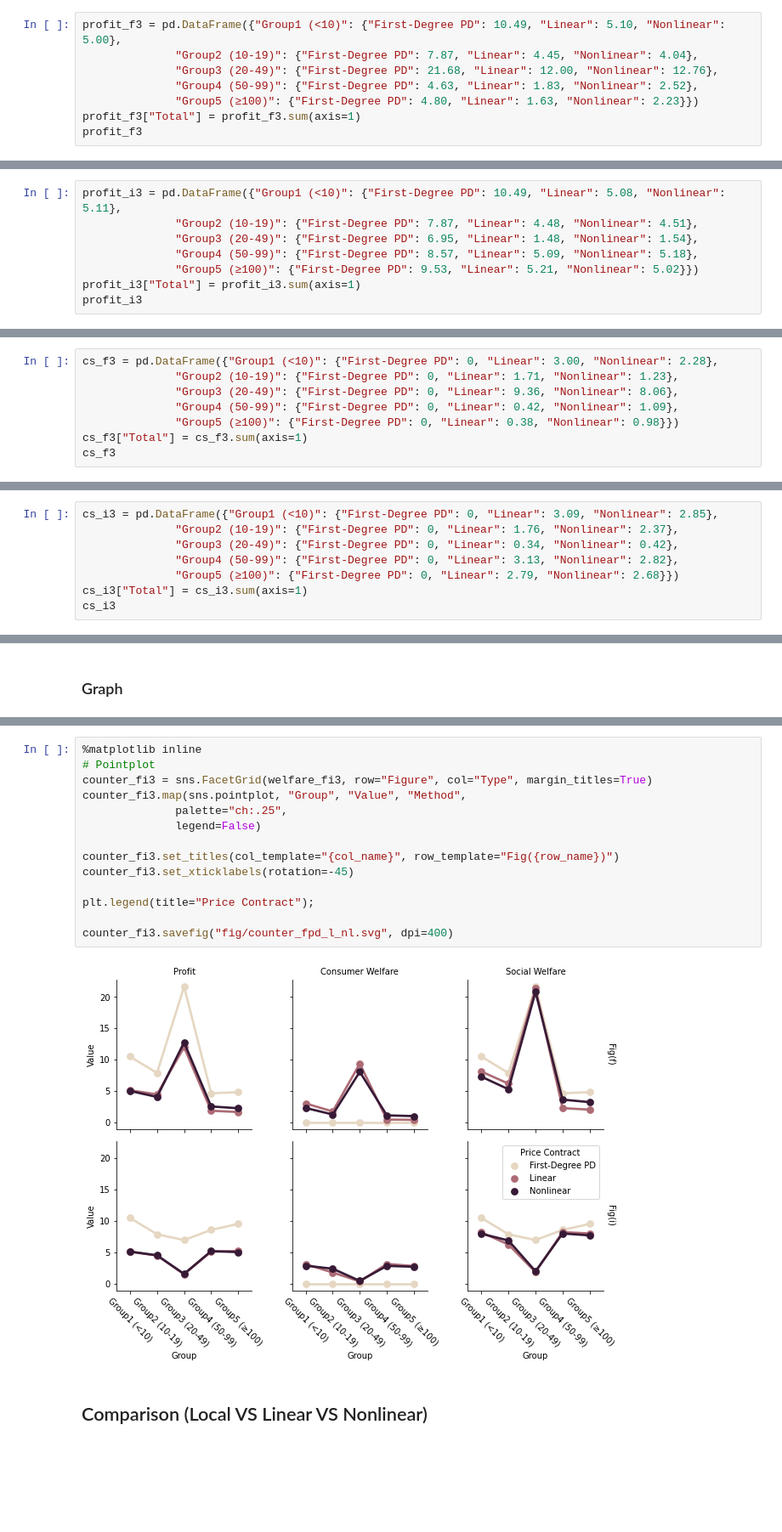
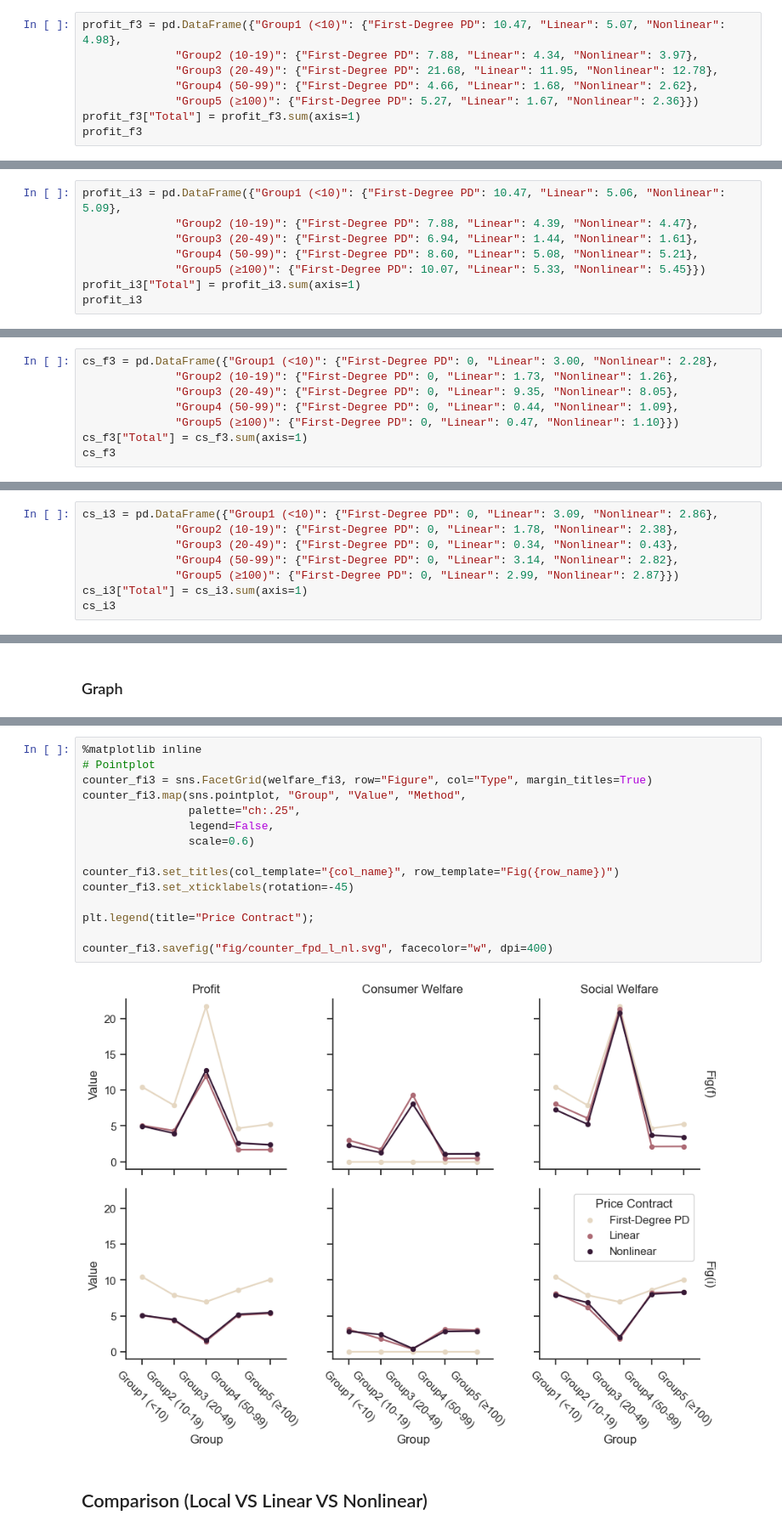
Before and after one commit to wanxii/nonlinear-pricing, a Jupyter notebook: welfare_groups.ipynb, the cells around one changed output, grey strips where cells are left out. Shown: that part at 85% size. Saved outputs shown, nothing was run; the diff lists cells and outputs as text; blank space fills up the shorter version.

```diff
--- a/welfare_groups.ipynb
+++ b/welfare_groups.ipynb
@@ -321,11 +329,11 @@ counter_fi.savefig("fig/counter_lc_gb.svg", dpi=400)
 # %% [markdown]
 ### Profit by Groups
 # %%
-profit_f3 = pd.DataFrame({"Group1 (<10)": {"First-Degree PD": 10.49, "Linear": 5.10, "Nonlinear": 5.00},
-              "Group2 (10-19)": {"First-Degree PD": 7.87, "Linear": 4.45, "Nonlinear": 4.04},
-              "Group3 (20-49)": {"First-Degree PD": 21.68, "Linear": 12.00, "Nonlinear": 12.76},
-              "Group4 (50-99)": {"First-Degree PD": 4.63, "Linear": 1.83, "Nonlinear": 2.52},
-              "Group5 (≥100)": {"First-Degree PD": 4.80, "Linear": 1.63, "Nonlinear": 2.23}})
+profit_f3 = pd.DataFrame({"Group1 (<10)": {"First-Degree PD": 10.47, "Linear": 5.07, "Nonlinear": 4.98},
+              "Group2 (10-19)": {"First-Degree PD": 7.88, "Linear": 4.34, "Nonlinear": 3.97},
+              "Group3 (20-49)": {"First-Degree PD": 21.68, "Linear": 11.95, "Nonlinear": 12.78},
+              "Group4 (50-99)": {"First-Degree PD": 4.66, "Linear": 1.68, "Nonlinear": 2.62},
+              "Group5 (≥100)": {"First-Degree PD": 5.27, "Linear": 1.67, "Nonlinear": 2.36}})
 profit_f3["Total"] = profit_f3.sum(axis=1)
 profit_f3
 # %% [output]
@@ -336,9 +344,9 @@ profit_f3
 # %%
-profit_i3 = pd.DataFrame({"Group1 (<10)": {"First-Degree PD": 10.49, "Linear": 5.08, "Nonlinear": 5.11},
-              "Group2 (10-19)": {"First-Degree PD": 7.87, "Linear": 4.48, "Nonlinear": 4.51},
-              "Group3 (20-49)": {"First-Degree PD": 6.95, "Linear": 1.48, "Nonlinear": 1.54},
-              "Group4 (50-99)": {"First-Degree PD": 8.57, "Linear": 5.09, "Nonlinear": 5.18},
-              "Group5 (≥100)": {"First-Degree PD": 9.53, "Linear": 5.21, "Nonlinear": 5.02}})
+profit_i3 = pd.DataFrame({"Group1 (<10)": {"First-Degree PD": 10.47, "Linear": 5.06, "Nonlinear": 5.09},
+              "Group2 (10-19)": {"First-Degree PD": 7.88, "Linear": 4.39, "Nonlinear": 4.47},
+              "Group3 (20-49)": {"First-Degree PD": 6.94, "Linear": 1.44, "Nonlinear": 1.61},
+              "Group4 (50-99)": {"First-Degree PD": 8.60, "Linear": 5.08, "Nonlinear": 5.21},
+              "Group5 (≥100)": {"First-Degree PD": 10.07, "Linear": 5.33, "Nonlinear": 5.45}})
 profit_i3["Total"] = profit_i3.sum(axis=1)
 profit_i3
 # %% [output]
@@ -362,10 +370,10 @@ Nonlinear       &          5.00 &          5.11 &            4.04 &            4
 ### Consumer Welfare by Groups
 # %%
 cs_f3 = pd.DataFrame({"Group1 (<10)": {"First-Degree PD": 0, "Linear": 3.00, "Nonlinear": 2.28},
-              "Group2 (10-19)": {"First-Degree PD": 0, "Linear": 1.71, "Nonlinear": 1.23},
-              "Group3 (20-49)": {"First-Degree PD": 0, "Linear": 9.36, "Nonlinear": 8.06},
-              "Group4 (50-99)": {"First-Degree PD": 0, "Linear": 0.42, "Nonlinear": 1.09},
-              "Group5 (≥100)": {"First-Degree PD": 0, "Linear": 0.38, "Nonlinear": 0.98}})
+              "Group2 (10-19)": {"First-Degree PD": 0, "Linear": 1.73, "Nonlinear": 1.26},
+              "Group3 (20-49)": {"First-Degree PD": 0, "Linear": 9.35, "Nonlinear": 8.05},
+              "Group4 (50-99)": {"First-Degree PD": 0, "Linear": 0.44, "Nonlinear": 1.09},
+              "Group5 (≥100)": {"First-Degree PD": 0, "Linear": 0.47, "Nonlinear": 1.10}})
 cs_f3["Total"] = cs_f3.sum(axis=1)
 cs_f3
 # %% [output]
@@ -376,9 +384,9 @@ cs_f3
 # %%
-cs_i3 = pd.DataFrame({"Group1 (<10)": {"First-Degree PD": 0, "Linear": 3.09, "Nonlinear": 2.85},
-              "Group2 (10-19)": {"First-Degree PD": 0, "Linear": 1.76, "Nonlinear": 2.37},
-              "Group3 (20-49)": {"First-Degree PD": 0, "Linear": 0.34, "Nonlinear": 0.42},
-              "Group4 (50-99)": {"First-Degree PD": 0, "Linear": 3.13, "Nonlinear": 2.82},
-              "Group5 (≥100)": {"First-Degree PD": 0, "Linear": 2.79, "Nonlinear": 2.68}})
+cs_i3 = pd.DataFrame({"Group1 (<10)": {"First-Degree PD": 0, "Linear": 3.09, "Nonlinear": 2.86},
+              "Group2 (10-19)": {"First-Degree PD": 0, "Linear": 1.78, "Nonlinear": 2.38},
+              "Group3 (20-49)": {"First-Degree PD": 0, "Linear": 0.34, "Nonlinear": 0.43},
+              "Group4 (50-99)": {"First-Degree PD": 0, "Linear": 3.14, "Nonlinear": 2.82},
+              "Group5 (≥100)": {"First-Degree PD": 0, "Linear": 2.99, "Nonlinear": 2.87}})
 cs_i3["Total"] = cs_i3.sum(axis=1)
 cs_i3
 # %% [output]
@@ -442,19 +450,20 @@ welfare_fi3.head()
 # %%
 %matplotlib inline
 # Pointplot
 counter_fi3 = sns.FacetGrid(welfare_fi3, row="Figure", col="Type", margin_titles=True)
 counter_fi3.map(sns.pointplot, "Group", "Value", "Method",
-              palette="ch:.25",
-              legend=False)
+                palette="ch:.25",
+                legend=False,
+                scale=0.6)
 
 counter_fi3.set_titles(col_template="{col_name}", row_template="Fig({row_name})")
 counter_fi3.set_xticklabels(rotation=-45)
 
 plt.legend(title="Price Contract");
 
-counter_fi3.savefig("fig/counter_fpd_l_nl.svg", dpi=400)
+counter_fi3.savefig("fig/counter_fpd_l_nl.svg", facecolor="w", dpi=400)
 # %% [output]
-[figure, old version]
+[figure, new version]
 # %% [markdown]
 ## Comparison (Local VS Linear VS Nonlinear)
 # %% [markdown]
```
Also changed, not shown: parts of 40 cells of this notebook.
